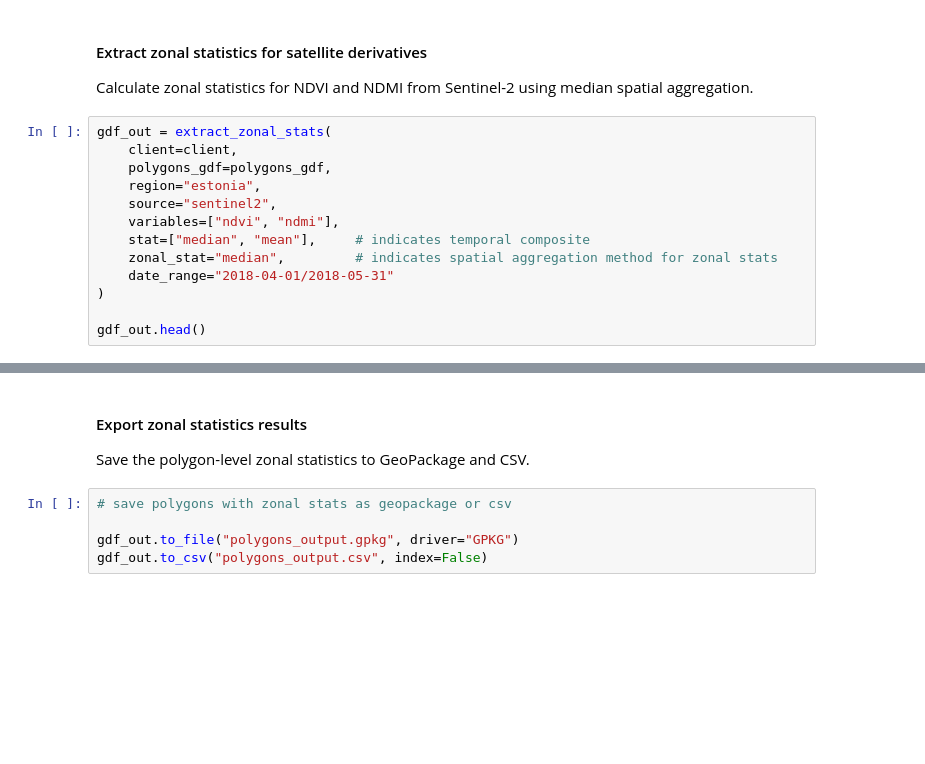
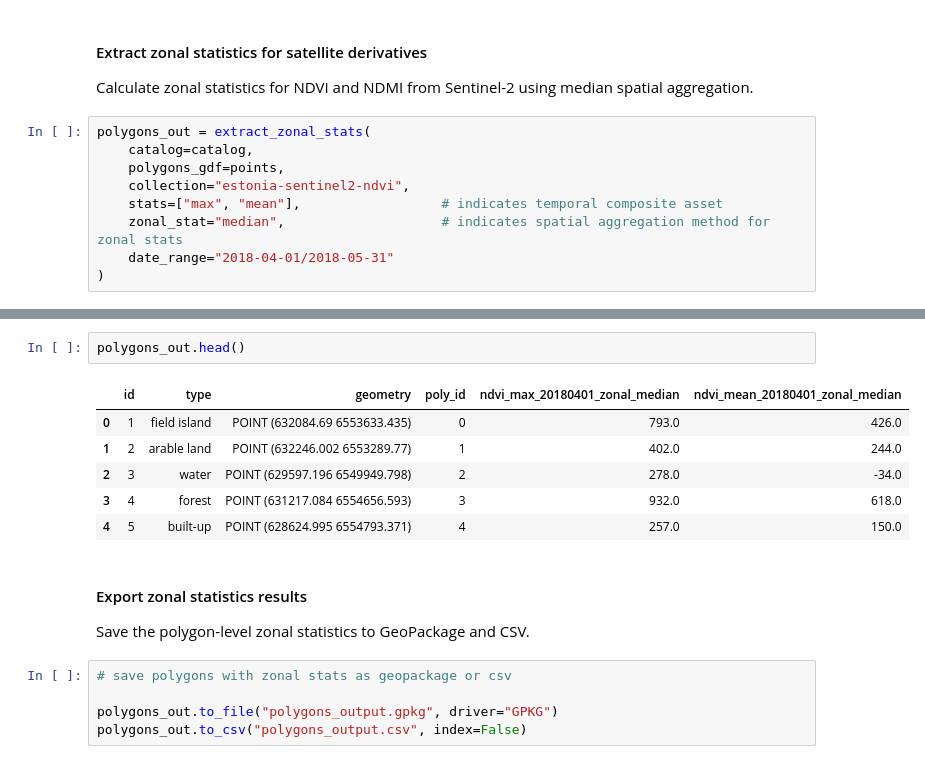
Before and after one commit to LandscapeGeoinformatics/lgeo_datacube_pub, a Jupyter notebook: extract_indices_values/extract_pixel_value_stac.ipynb, the cells around one changed output, grey strips where cells are left out. Saved outputs shown, nothing was run; the diff lists cells and outputs as text; blank space fills up the shorter version.

```diff
--- a/extract_indices_values/extract_pixel_value_stac.ipynb
+++ b/extract_indices_values/extract_pixel_value_stac.ipynb
@@ -458,16 +332,12 @@ polygons_gdf = gpd.read_file("D:/demo_area.gpkg")
 #### Extract zonal statistics for satellite derivatives
 Calculate zonal statistics for NDVI and NDMI from Sentinel-2 using median spatial aggregation.
 # %%
-gdf_out = extract_zonal_stats(
-    client=client,
-    polygons_gdf=polygons_gdf,
-    region="estonia",
-    source="sentinel2",
-    variables=["ndvi", "ndmi"],
-    stat=["median", "mean"],     # indicates temporal composite
-    zonal_stat="median",         # indicates spatial aggregation method for zonal stats
+polygons_out = extract_zonal_stats(
+    catalog=catalog,
+    polygons_gdf=points,
+    collection="estonia-sentinel2-ndvi",
+    stats=["max", "mean"],                  # indicates temporal composite asset
+    zonal_stat="median",                    # indicates spatial aggregation method for zonal stats
     date_range="2018-04-01/2018-05-31"
 )
-
-gdf_out.head()
 # %% [output]
@@ -501,8 +345,17 @@ gdf_out.head()
+# %%
+polygons_out.head()
+# %% [output]
+|  | id | type | geometry | poly_id | ndvi_max_20180401_zonal_median | ndvi_mean_20180401_zonal_median |
+| 0 | 1 | field island | POINT (632084.69 6553633.435) | 0 | 793.0 | 426.0 |
+| 1 | 2 | arable land | POINT (632246.002 6553289.77) | 1 | 402.0 | 244.0 |
+| 2 | 3 | water | POINT (629597.196 6549949.798) | 2 | 278.0 | -34.0 |
+| 3 | 4 | forest | POINT (631217.084 6554656.593) | 3 | 932.0 | 618.0 |
+| 4 | 5 | built-up | POINT (628624.995 6554793.371) | 4 | 257.0 | 150.0 |
 # %% [markdown]
 #### Export zonal statistics results
 Save the polygon-level zonal statistics to GeoPackage and CSV.
 # %%
 # save polygons with zonal stats as geopackage or csv
 
-gdf_out.to_file("polygons_output.gpkg", driver="GPKG")
-gdf_out.to_csv("polygons_output.csv", index=False)
+polygons_out.to_file("polygons_output.gpkg", driver="GPKG")
+polygons_out.to_csv("polygons_output.csv", index=False)
```
Also changed, not shown: parts of 34 cells of this notebook.
